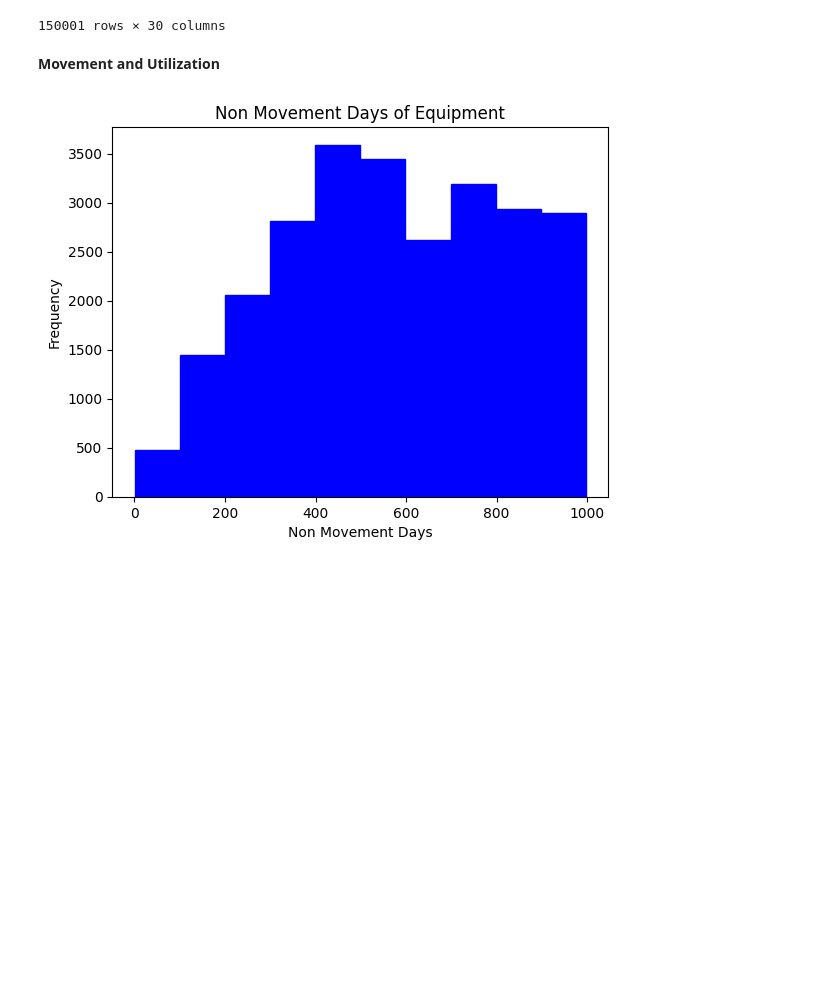
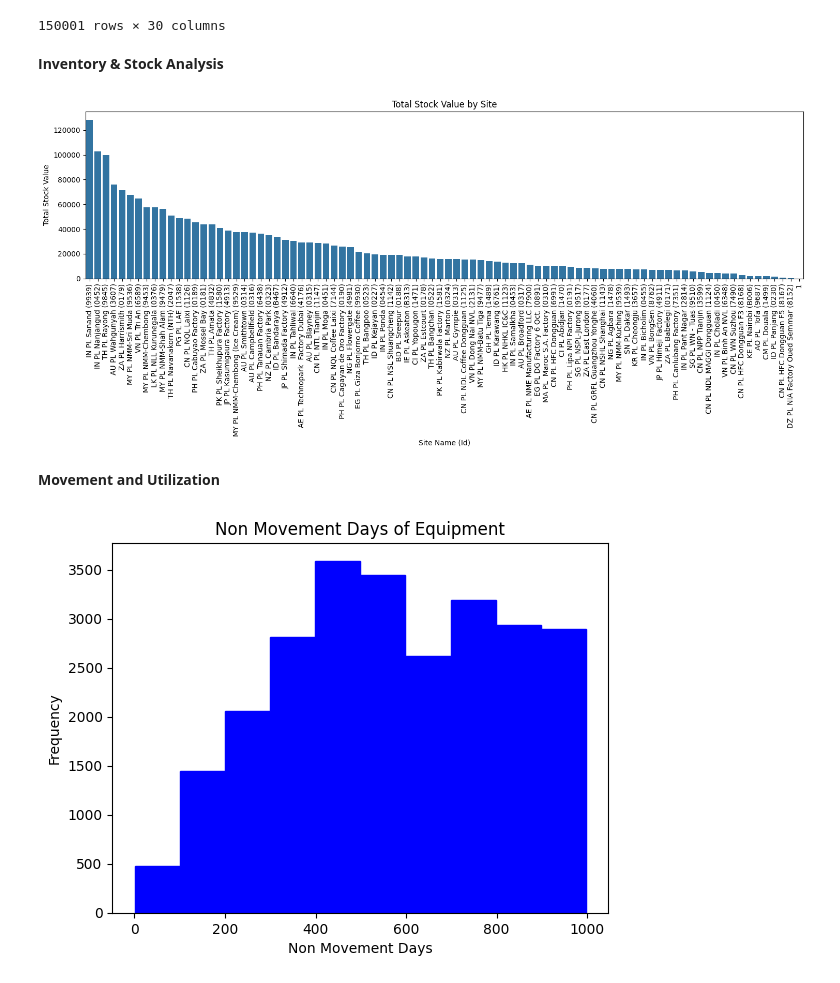
Before and after one commit to Kabir26-star/Final-Project, a Jupyter notebook: Final_Project.ipynb, the cells around one changed output. Saved outputs shown, nothing was run; the diff lists cells and outputs as text; code cells hidden in the pictures; blank space fills up the shorter version.

```diff
--- a/Final_Project.ipynb
+++ b/Final_Project.ipynb
@@ -48,6 +48,27 @@ df
 | 149999 | 1.0 | 1 | 1 | 1 | 1 | 1 | ... |
 | 150000 | 1.0 | 1 | 1 | 1 | 1 | 1 | ... |
 150001 rows × 30 columns
+# %% [markdown]
+**Inventory & Stock Analysis**
+# %%
+# Group by ' Site Name (Id) ' and calculate the sum of ' Stock Value '
+site_stock_value = df.groupby('Site Name (Id)')[' Stock Value '].sum().reset_index()
+
+# Sort the values for better visualization
+site_stock_value = site_stock_value.sort_values(by=' Stock Value ', ascending=False)
+
+
+# Create the bar plot
+plt.figure(figsize=(15, 7))
+sns.barplot(data=site_stock_value, x='Site Name (Id)', y=' Stock Value ')
+plt.title("Total Stock Value by Site")
+plt.xlabel("Site Name (Id)")
+plt.ylabel("Total Stock Value")
+plt.xticks(rotation=90) # Rotate x-axis labels for readability
+plt.tight_layout()
+plt.show()
+# %% [output]
+[figure, added]
 # %% [markdown]
 **Movement and Utilization**
 # %%
```
